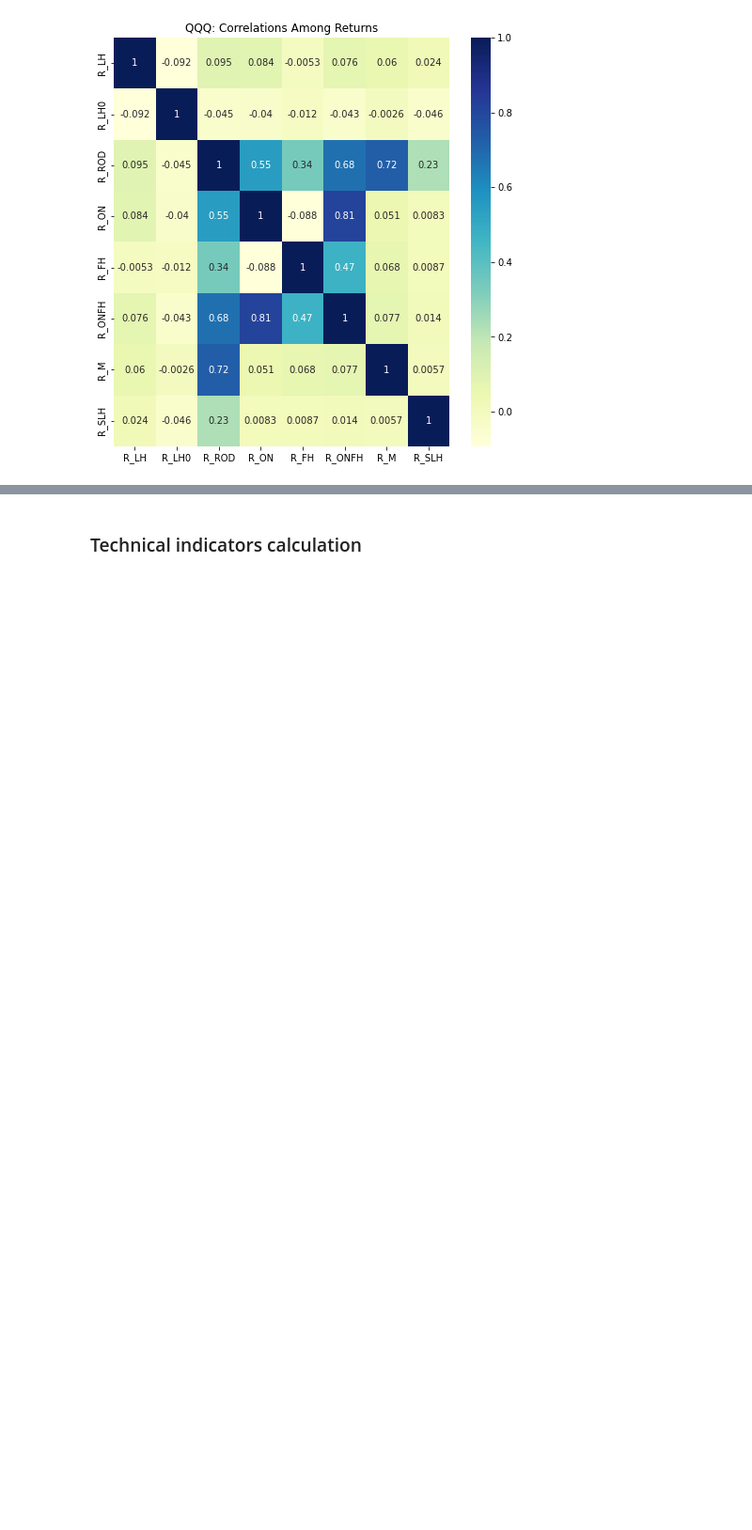
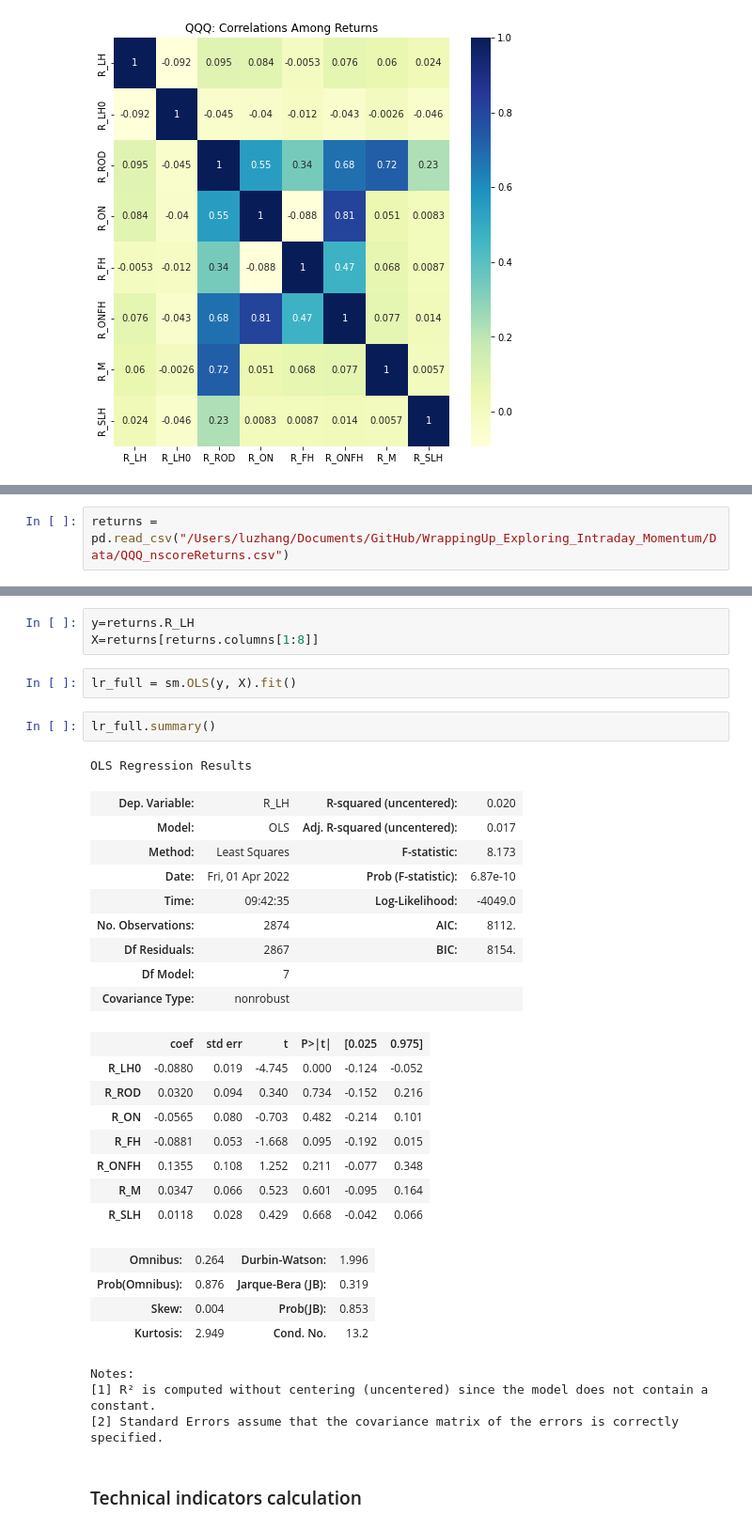
Before and after one commit to LuZhang907/WrappingUp_Exploring_Intraday_Momentum, a Jupyter notebook: Intraday Momentum/QQQ_Returns_Calculation.ipynb, the cells around one changed output, grey strips where cells are left out. Shown at 94% size. Drawn from its saved outputs; the diff is of its cells as text; blank space fills up the shorter version.

```diff
--- a/Intraday Momentum/QQQ_Returns_Calculation.ipynb
+++ b/Intraday Momentum/QQQ_Returns_Calculation.ipynb
@@ -707,0 +714,2 @@ nscoreReturns.to_csv("/Users/luzhang/Documents/GitHub/WrappingUp_Exploring_Intra
+# %%
+returns = pd.read_csv("/Users/luzhang/Documents/GitHub/WrappingUp_Exploring_Intraday_Momentum/Data/QQQ_nscoreReturns.csv")
@@ -708,3 +725,36 @@ nscoreReturns.to_csv("/Users/luzhang/Documents/GitHub/WrappingUp_Exploring_Intra
+# %%
+y=returns.R_LH
+X=returns[returns.columns[1:8]]
+# %%
+lr_full = sm.OLS(y, X).fit()
+# %%
+lr_full.summary()
+# %% [output]
+OLS Regression Results
+| Dep. Variable: | R_LH | R-squared (uncentered): | 0.020 |
+| Model: | OLS | Adj. R-squared (uncentered): | 0.017 |
+| Method: | Least Squares | F-statistic: | 8.173 |
+| Date: | Fri, 01 Apr 2022 | Prob (F-statistic): | 6.87e-10 |
+| Time: | 09:42:35 | Log-Likelihood: | -4049.0 |
+| No. Observations: | 2874 | AIC: | 8112. |
+| Df Residuals: | 2867 | BIC: | 8154. |
+| Df Model: | 7 |  |  |
+| Covariance Type: | nonrobust |  |  |
+|  | coef | std err | t | P>|t| | [0.025 | 0.975] |
+| R_LH0 | -0.0880 | 0.019 | -4.745 | 0.000 | -0.124 | -0.052 |
+| R_ROD | 0.0320 | 0.094 | 0.340 | 0.734 | -0.152 | 0.216 |
+| R_ON | -0.0565 | 0.080 | -0.703 | 0.482 | -0.214 | 0.101 |
+| R_FH | -0.0881 | 0.053 | -1.668 | 0.095 | -0.192 | 0.015 |
+| R_ONFH | 0.1355 | 0.108 | 1.252 | 0.211 | -0.077 | 0.348 |
+| R_M | 0.0347 | 0.066 | 0.523 | 0.601 | -0.095 | 0.164 |
+| R_SLH | 0.0118 | 0.028 | 0.429 | 0.668 | -0.042 | 0.066 |
+| Omnibus: | 0.264 | Durbin-Watson: | 1.996 |
+| Prob(Omnibus): | 0.876 | Jarque-Bera (JB): | 0.319 |
+| Skew: | 0.004 | Prob(JB): | 0.853 |
+| Kurtosis: | 2.949 | Cond. No. | 13.2 |
+Notes:
+[1] R² is computed without centering (uncentered) since the model does not contain a constant.
+[2] Standard Errors assume that the covariance matrix of the errors is correctly specified.
 # %% [markdown]
 ### Technical indicators calculation
 # %%
```
Also changed, not shown: parts of 5 cells of this notebook.
